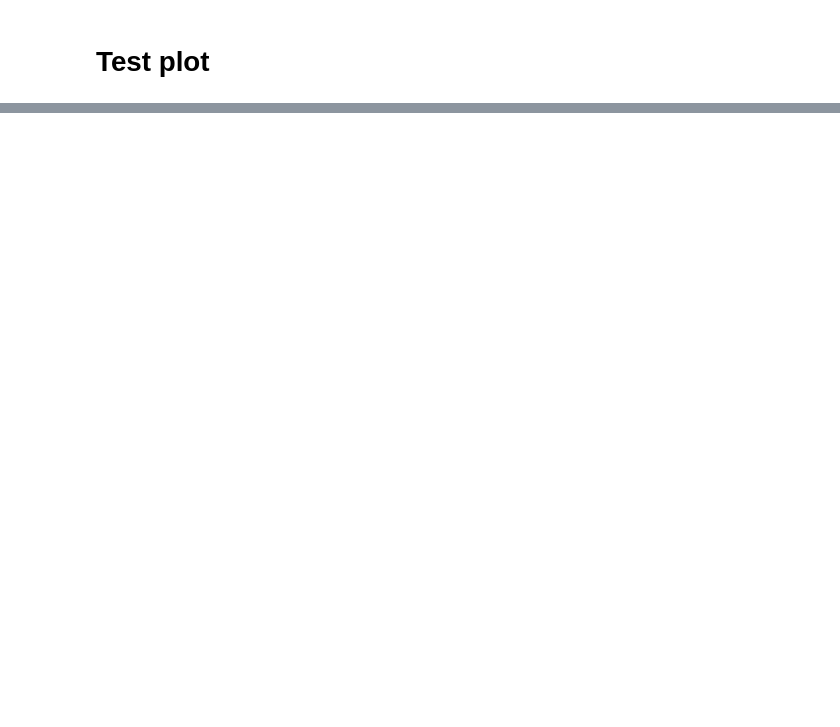
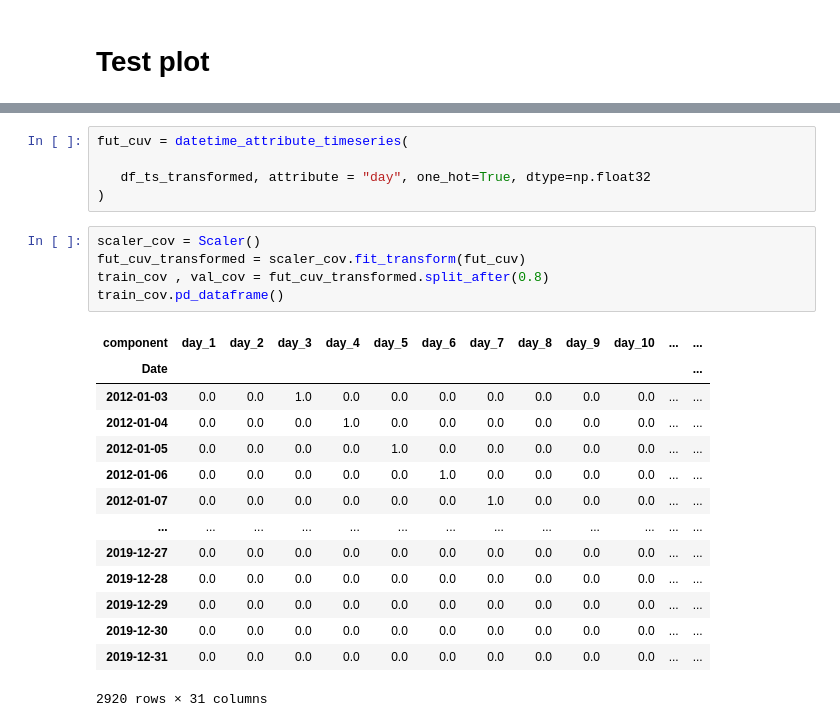
Before and after one commit to Emsh1379/Stock_prediction, a Jupyter notebook: Stock_prediction.ipynb, the cells around one changed output, grey strips where cells are left out. Saved outputs shown, nothing was run; the diff lists cells and outputs as text; blank space fills up the shorter version.

```diff
--- a/Stock_prediction.ipynb
+++ b/Stock_prediction.ipynb
@@ -523,0 +614,25 @@ plt.legend()
+# %%
+fut_cuv = datetime_attribute_timeseries(
+
+   df_ts_transformed, attribute = "day", one_hot=True, dtype=np.float32
+)
+# %%
+scaler_cov = Scaler()
+fut_cuv_transformed = scaler_cov.fit_transform(fut_cuv)
+train_cov , val_cov = fut_cuv_transformed.split_after(0.8)
+train_cov.pd_dataframe()
+# %% [output]
+| component | day_1 | day_2 | day_3 | day_4 | day_5 | day_6 | day_7 | day_8 | day_9 | day_10 | ... | ... |
+| Date |  |  |  |  |  |  |  |  |  |  |  | ... |
+| 2012-01-03 | 0.0 | 0.0 | 1.0 | 0.0 | 0.0 | 0.0 | 0.0 | 0.0 | 0.0 | 0.0 | ... | ... |
+| 2012-01-04 | 0.0 | 0.0 | 0.0 | 1.0 | 0.0 | 0.0 | 0.0 | 0.0 | 0.0 | 0.0 | ... | ... |
+| 2012-01-05 | 0.0 | 0.0 | 0.0 | 0.0 | 1.0 | 0.0 | 0.0 | 0.0 | 0.0 | 0.0 | ... | ... |
+| 2012-01-06 | 0.0 | 0.0 | 0.0 | 0.0 | 0.0 | 1.0 | 0.0 | 0.0 | 0.0 | 0.0 | ... | ... |
+| 2012-01-07 | 0.0 | 0.0 | 0.0 | 0.0 | 0.0 | 0.0 | 1.0 | 0.0 | 0.0 | 0.0 | ... | ... |
+| ... | ... | ... | ... | ... | ... | ... | ... | ... | ... | ... | ... | ... |
+| 2019-12-27 | 0.0 | 0.0 | 0.0 | 0.0 | 0.0 | 0.0 | 0.0 | 0.0 | 0.0 | 0.0 | ... | ... |
+| 2019-12-28 | 0.0 | 0.0 | 0.0 | 0.0 | 0.0 | 0.0 | 0.0 | 0.0 | 0.0 | 0.0 | ... | ... |
+| 2019-12-29 | 0.0 | 0.0 | 0.0 | 0.0 | 0.0 | 0.0 | 0.0 | 0.0 | 0.0 | 0.0 | ... | ... |
+| 2019-12-30 | 0.0 | 0.0 | 0.0 | 0.0 | 0.0 | 0.0 | 0.0 | 0.0 | 0.0 | 0.0 | ... | ... |
+| 2019-12-31 | 0.0 | 0.0 | 0.0 | 0.0 | 0.0 | 0.0 | 0.0 | 0.0 | 0.0 | 0.0 | ... | ... |
+2920 rows × 31 columns
```
Also changed, not shown: parts of 36 cells of this notebook.
